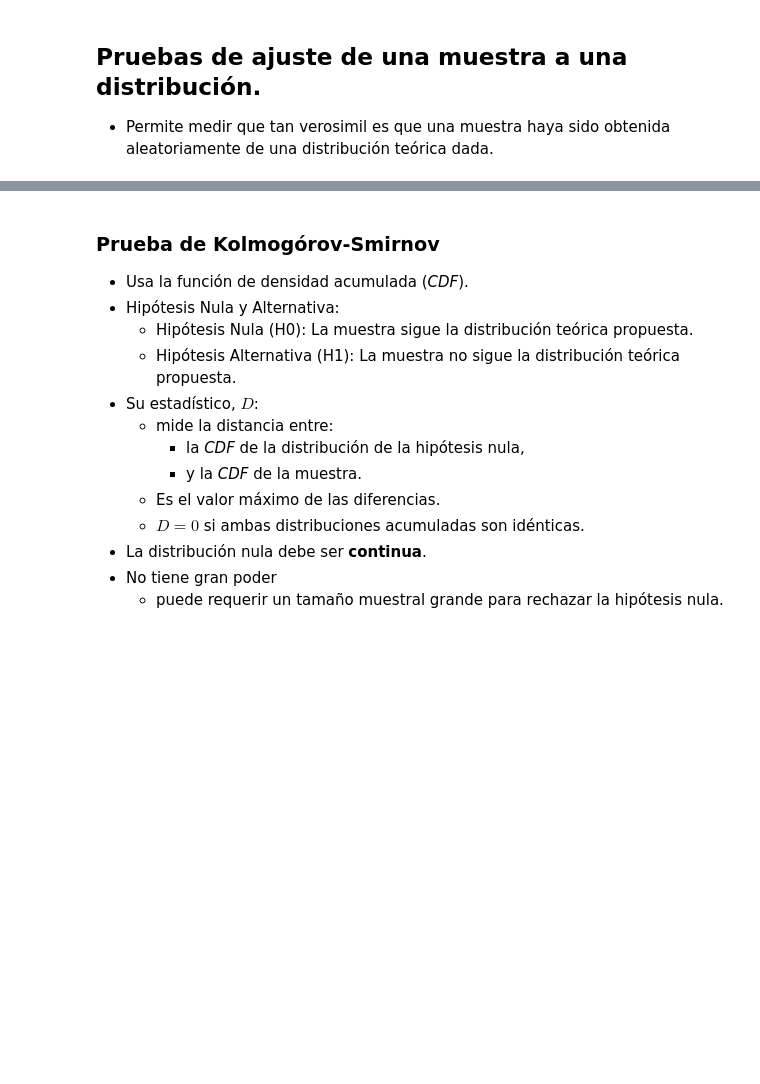
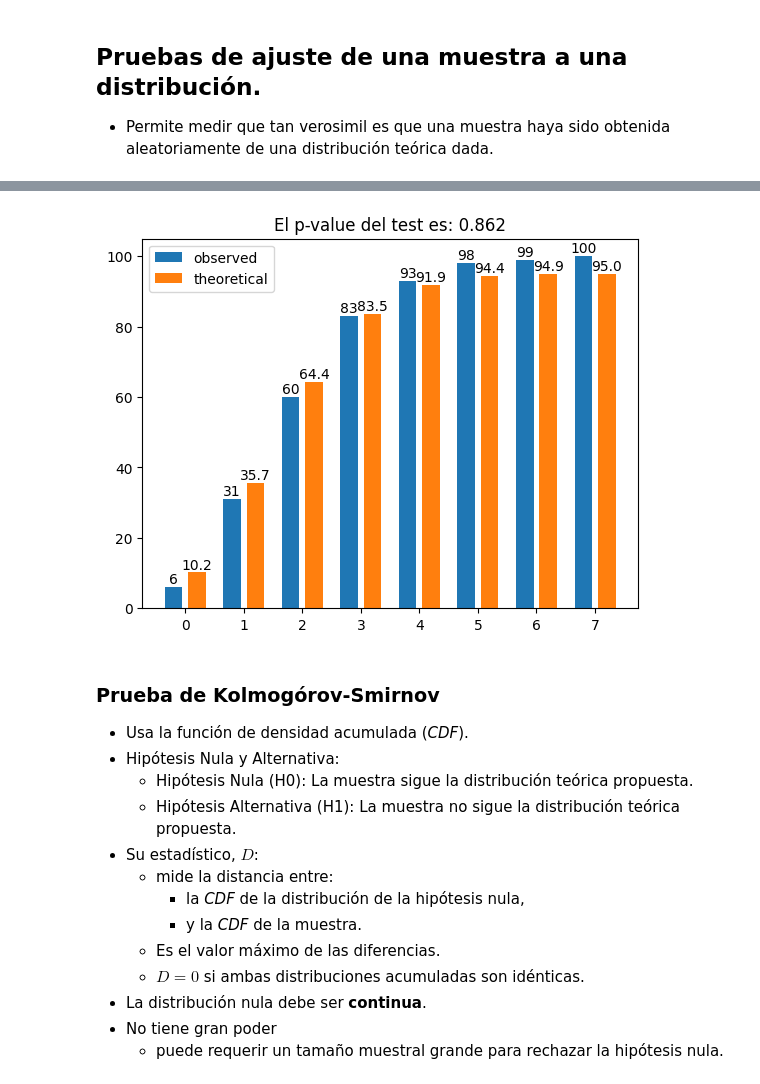
Before and after one commit to javieriserte/qualitative-data-course, a Jupyter notebook: classes/C01.4.PruebaDeHipotesis.ipynb, the cells around one changed output, grey strips where cells are left out. Cells and saved outputs as stored; diff of their text form; code cells hidden in the pictures; blank space fills up the shorter version.

```diff
--- a/classes/C01.4.PruebaDeHipotesis.ipynb
+++ b/classes/C01.4.PruebaDeHipotesis.ipynb
@@ -413,3 +399,13 @@ Power_divergenceResult(statistic=5.617640796531865, pvalue=0.34521849159270684)
+# %%
+resultado = st.chisquare(
+  f_obs=obs_cdf,
+  f_exp=teoretical_cdf
+)
+
+axes.set_title(f"El p-value del test es: {resultado.pvalue:0.3f}")
+fig
+# %% [output]
+[figure, added]
 # %% [markdown]
 ### Prueba de Kolmogórov-Smirnov
 
```
Also changed, not shown: parts of 12 cells of this notebook, 3 other files.
